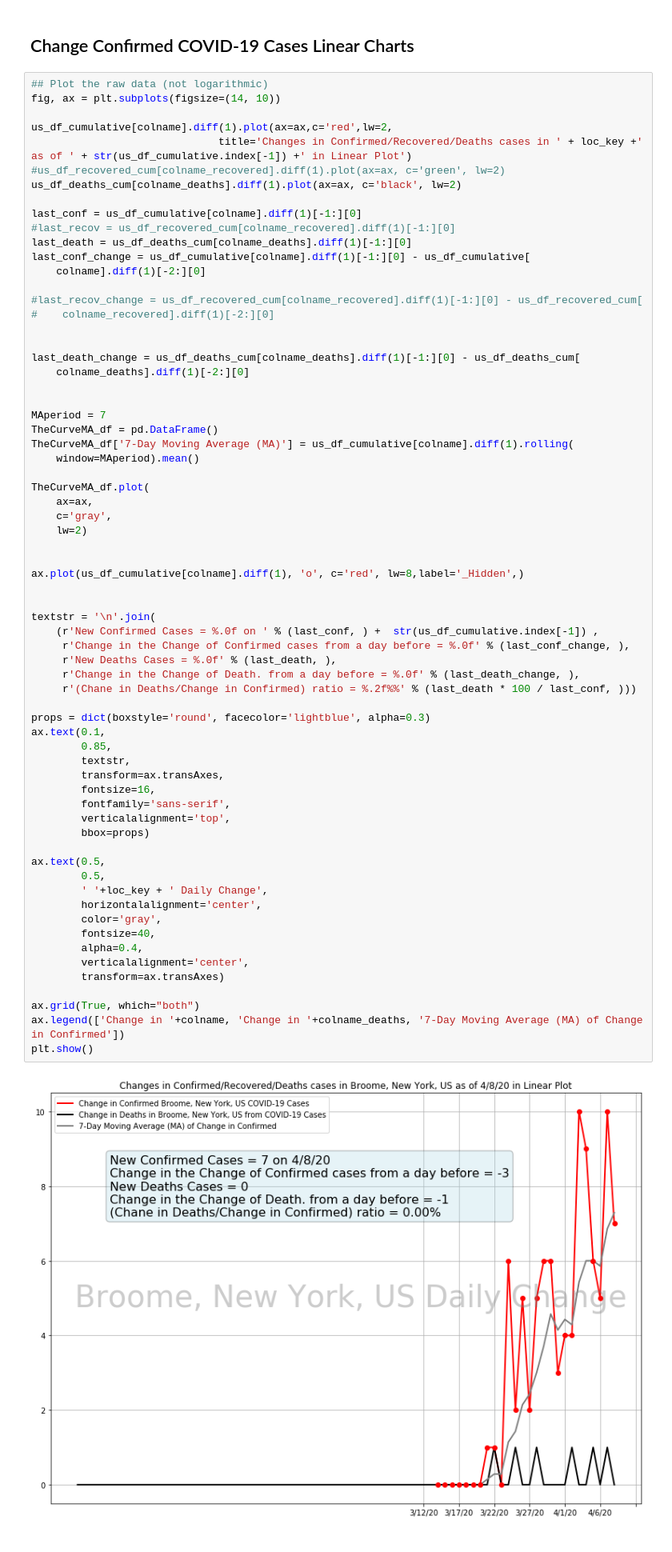
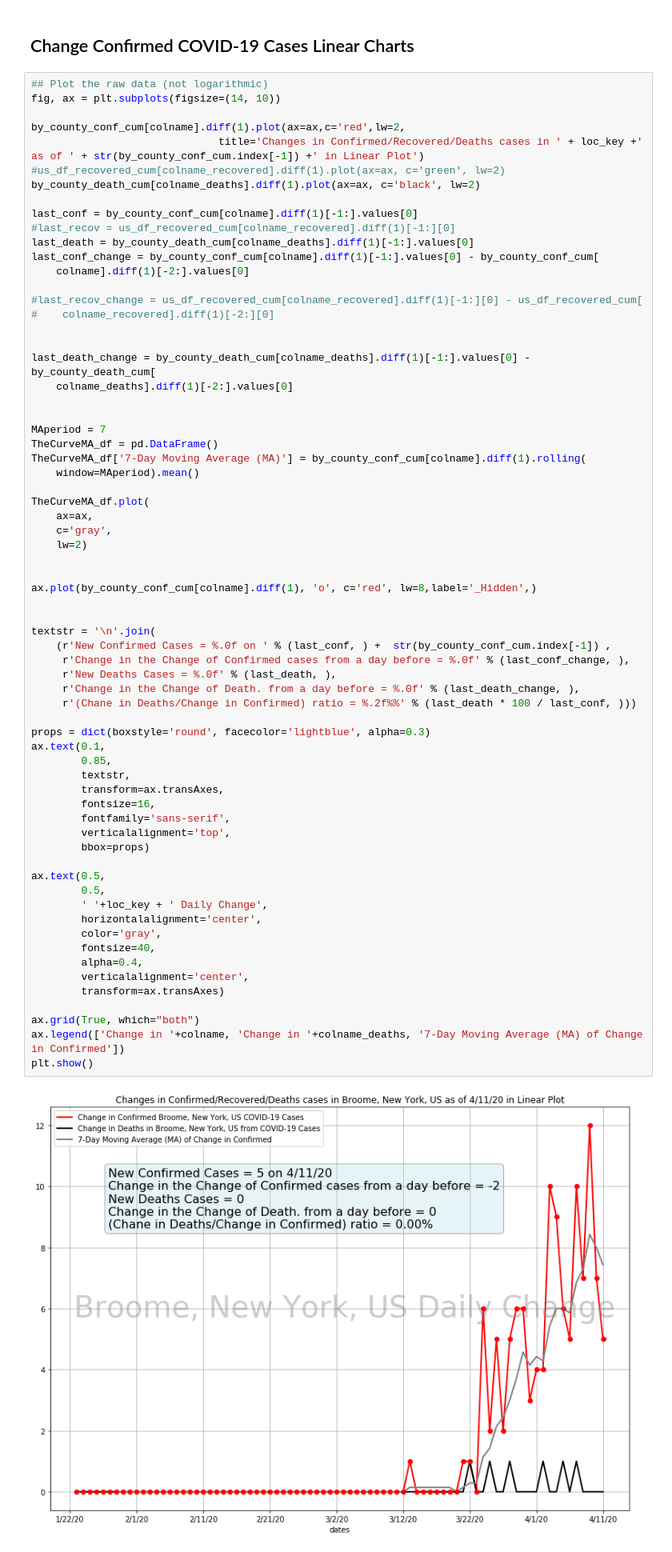
Before and after one commit to sabawi/COVID-19-R-NAUGHT, a Jupyter notebook: covid-19-r-naught-US-States.ipynb, the cells around one changed output. Shown at 80% size. Saved outputs shown, nothing was run; the diff lists cells and outputs as text.

```diff
--- a/covid-19-r-naught-US-States.ipynb
+++ b/covid-19-r-naught-US-States.ipynb
@@ -127,28 +307,28 @@ ax.grid(True,which="both")
 ## Plot the raw data (not logarithmic)
 fig, ax = plt.subplots(figsize=(14, 10))
 
-us_df_cumulative[colname].diff(1).plot(ax=ax,c='red',lw=2,
-                              title='Changes in Confirmed/Recovered/Deaths cases in ' + loc_key +' as of ' + str(us_df_cumulative.index[-1]) +' in Linear Plot')
+by_county_conf_cum[colname].diff(1).plot(ax=ax,c='red',lw=2,
+                              title='Changes in Confirmed/Recovered/Deaths cases in ' + loc_key +' as of ' + str(by_county_conf_cum.index[-1]) +' in Linear Plot')
 #us_df_recovered_cum[colname_recovered].diff(1).plot(ax=ax, c='green', lw=2)
-us_df_deaths_cum[colname_deaths].diff(1).plot(ax=ax, c='black', lw=2)
+by_county_death_cum[colname_deaths].diff(1).plot(ax=ax, c='black', lw=2)
 
-last_conf = us_df_cumulative[colname].diff(1)[-1:][0]
+last_conf = by_county_conf_cum[colname].diff(1)[-1:].values[0]
 #last_recov = us_df_recovered_cum[colname_recovered].diff(1)[-1:][0]
-last_death = us_df_deaths_cum[colname_deaths].diff(1)[-1:][0]
-last_conf_change = us_df_cumulative[colname].diff(1)[-1:][0] - us_df_cumulative[
-    colname].diff(1)[-2:][0]
+last_death = by_county_death_cum[colname_deaths].diff(1)[-1:].values[0]
+last_conf_change = by_county_conf_cum[colname].diff(1)[-1:].values[0] - by_county_conf_cum[
+    colname].diff(1)[-2:].values[0]
 
 #last_recov_change = us_df_recovered_cum[colname_recovered].diff(1)[-1:][0] - us_df_recovered_cum[
 #    colname_recovered].diff(1)[-2:][0]
 
 
-last_death_change = us_df_deaths_cum[colname_deaths].diff(1)[-1:][0] - us_df_deaths_cum[
-    colname_deaths].diff(1)[-2:][0]
+last_death_change = by_county_death_cum[colname_deaths].diff(1)[-1:].values[0] - by_county_death_cum[
+    colname_deaths].diff(1)[-2:].values[0]
 
 
 MAperiod = 7
 TheCurveMA_df = pd.DataFrame()
-TheCurveMA_df['7-Day Moving Average (MA)'] = us_df_cumulative[colname].diff(1).rolling(
+TheCurveMA_df['7-Day Moving Average (MA)'] = by_county_conf_cum[colname].diff(1).rolling(
     window=MAperiod).mean()
 
 TheCurveMA_df.plot(
@@ -157,41 +337,41 @@ TheCurveMA_df.plot(
     lw=2)
 
 
-ax.plot(us_df_cumulative[colname].diff(1), 'o', c='red', lw=8,label='_Hidden',)
+ax.plot(by_county_conf_cum[colname].diff(1), 'o', c='red', lw=8,label='_Hidden',)
 
 
 textstr = '\n'.join(
-    (r'New Confirmed Cases = %.0f on ' % (last_conf, ) +  str(us_df_cumulative.index[-1]) ,
+    (r'New Confirmed Cases = %.0f on ' % (last_conf, ) +  str(by_county_conf_cum.index[-1]) ,
      r'Change in the Change of Confirmed cases from a day before = %.0f' % (last_conf_change, ),
      r'New Deaths Cases = %.0f' % (last_death, ),
      r'Change in the Change of Death. from a day before = %.0f' % (last_death_change, ),
      r'(Chane in Deaths/Change in Confirmed) ratio = %.2f%%' % (last_death * 100 / last_conf, )))
 
 props = dict(boxstyle='round', facecolor='lightblue', alpha=0.3)
 ax.text(0.1,
         0.85,
         textstr,
         transform=ax.transAxes,
         fontsize=16,
         fontfamily='sans-serif',
         verticalalignment='top',
         bbox=props)
 
 ax.text(0.5,
         0.5,
         ' '+loc_key + ' Daily Change',
         horizontalalignment='center',
         color='gray',
         fontsize=40,
         alpha=0.4,
         verticalalignment='center',
         transform=ax.transAxes)
 
 ax.grid(True, which="both")
 ax.legend(['Change in '+colname, 'Change in '+colname_deaths, '7-Day Moving Average (MA) of Change in Confirmed'])
 plt.show()
 # %% [output]
-[figure, old version]
+[figure, new version]
 # %% [markdown]
 ## Calculate R-naught
 # %% [markdown]
```
Also changed, not shown: parts of 16 cells of this notebook.
